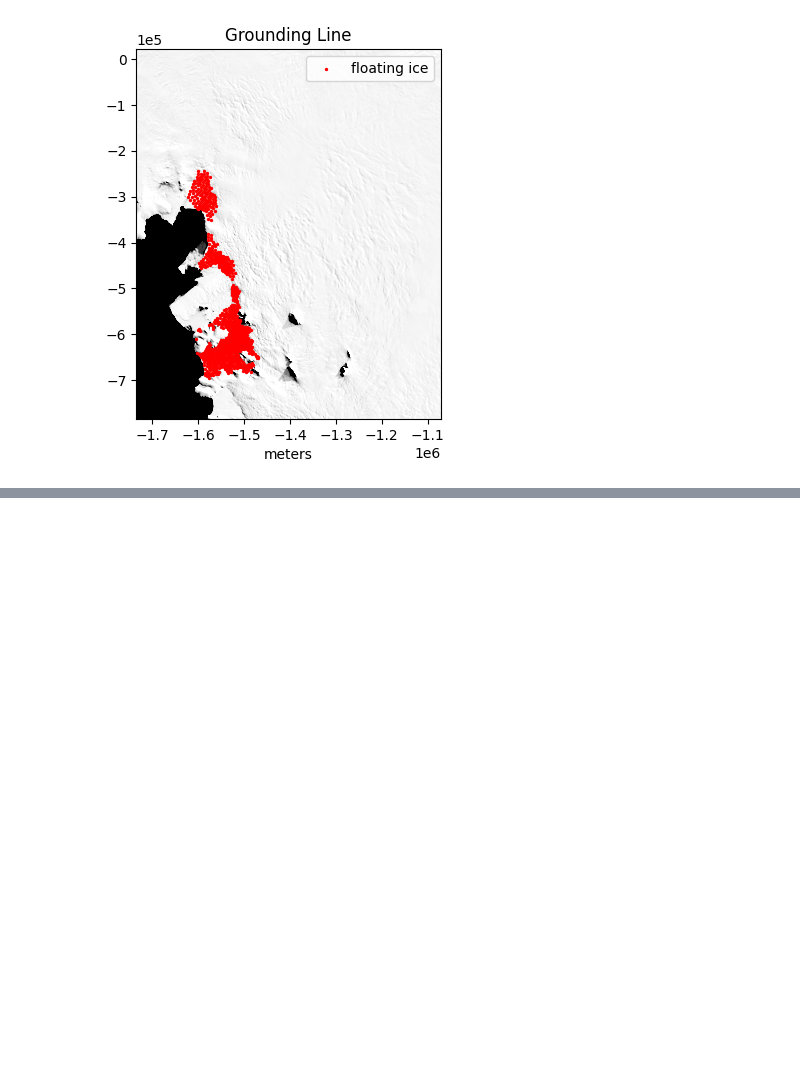
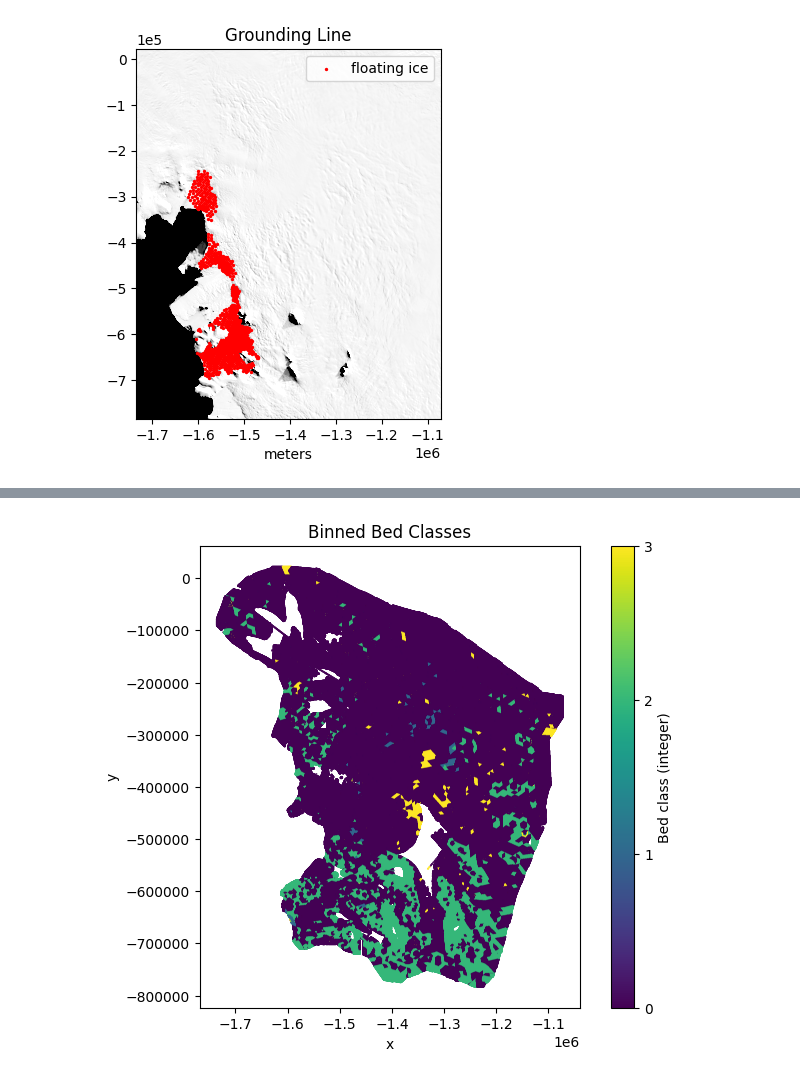
Before and after one commit to racheetmatai/icepack-inverse, a Jupyter notebook: inverse_amundsen_updated_gravity_mag_bedclass.ipynb, the cells around one changed output, grey strips where cells are left out. Saved outputs shown, nothing was run; the diff lists cells and outputs as text; code cells hidden in the pictures; blank space fills up the shorter version.

```diff
--- a/inverse_amundsen_updated_gravity_mag_bedclass.ipynb
+++ b/inverse_amundsen_updated_gravity_mag_bedclass.ipynb
@@ -161 +199,13 @@ df.to_csv('regularized_const_01C_C_only_englacial_temp_amundsen_r005_geo_12_bed_
+# %%
+# scatter plot of the binned bed classes
+plt.figure(figsize=(8,6))
+vmin, vmax = 0, 3
+sc = plt.scatter(df_bed['x'], df_bed['y'], c=df_bed['bed_class'], cmap='viridis', s=0.1, vmin=vmin, vmax=vmax)
+cbar = plt.colorbar(sc, ticks=[0,1,2,3])
+cbar.set_label('Bed class (integer)')
+plt.xlabel('x'); plt.ylabel('y'); plt.title('Binned Bed Classes')
+plt.gca().set_aspect('equal', 'box')
+plt.show()
+# %% [output]
+[figure, added]
 # %%
```
Also changed, not shown: parts of 5 cells of this notebook.
